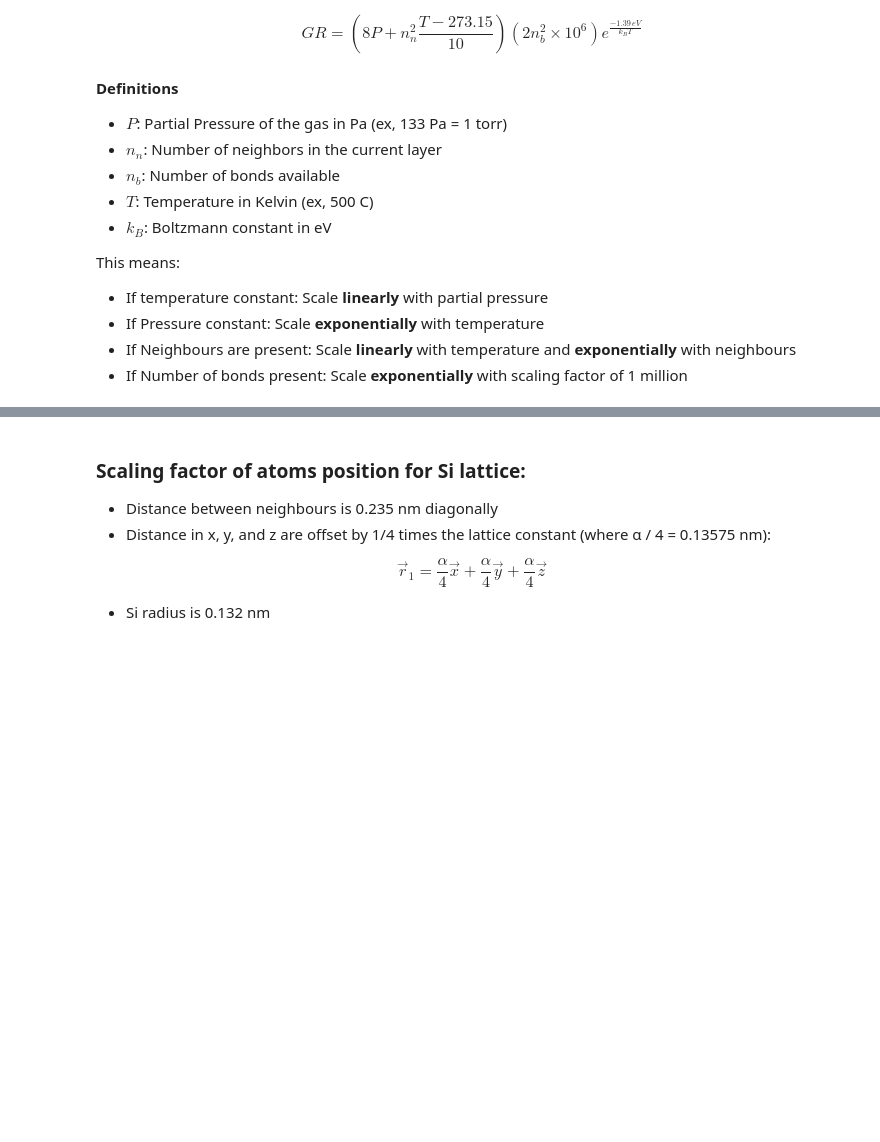
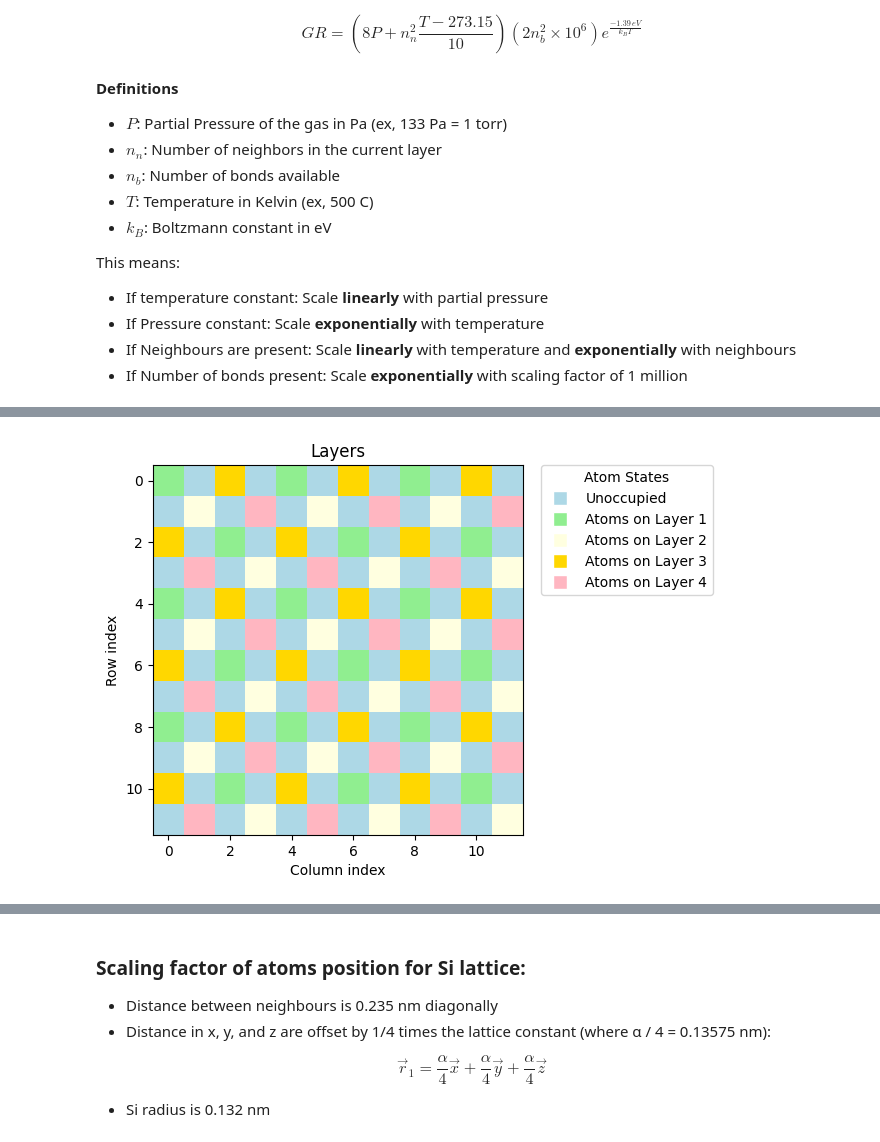
Before and after one commit to lisagavronskiy/si-epitaxy, a Jupyter notebook: Si-epitaxy.ipynb, the cells around one changed output, grey strips where cells are left out. Drawn from its saved outputs; the diff is of its cells as text; code cells hidden in the pictures; blank space fills up the shorter version.

```diff
--- a/Si-epitaxy.ipynb
+++ b/Si-epitaxy.ipynb
@@ -174,4 +187,39 @@ def get_array_of_sites(size, layer_number):
                 array_of_sites.append((i, j))
 
     return array_of_sites
+# %%
+type1, type2, type3, type4 = initialize_lattice(12, 1), initialize_lattice(12, 2), initialize_lattice(12, 3), initialize_lattice(12, 4)
+type2[type2 == 1] = 2
+type3[type3 == 1] = 3
+type4[type4 == 1] = 4
+
+all_layers = type1 + type2 + type3 + type4
+
+# Define custom colors for each value in the matrix
+cmap = mcolors.ListedColormap(['#ADD8E6', '#90EE90', '#FFFFE0', '#FFD700', '#FFB6C1'])  # Light blue, light green, light yellow, light orange, light red
+
+# Create the heatmap
+plt.imshow(all_layers, cmap=cmap, interpolation='nearest')
+
+# Define labels for each color in the matrix
+labels = ['Unoccupied', 'Atoms on Layer 1', 'Atoms on Layer 2', 'Atoms on Layer 3', 'Atoms on Layer 4']
+
+# Create custom proxy artists for each label
+proxy_elements = [mlines.Line2D([0], [0], marker='s', color='w', markerfacecolor=cmap(i), markersize=10) for i in range(5)]
+
+# Add the legend
+plt.legend(proxy_elements, labels, loc='upper left', title="Atom States", bbox_to_anchor=(1.05, 1), borderaxespad=0.)
+
+# Adjust the layout to make room for the legend outside the graph
+plt.subplots_adjust(right=0.8)
+
+# Add labels and title
+plt.title('Layers')
+plt.xlabel('Column index')
+plt.ylabel('Row index')
+
+# Show the plot
+plt.show()
+# %% [output]
+[figure, added]
 # %%
```
Also changed, not shown: parts of 15 cells of this notebook.
